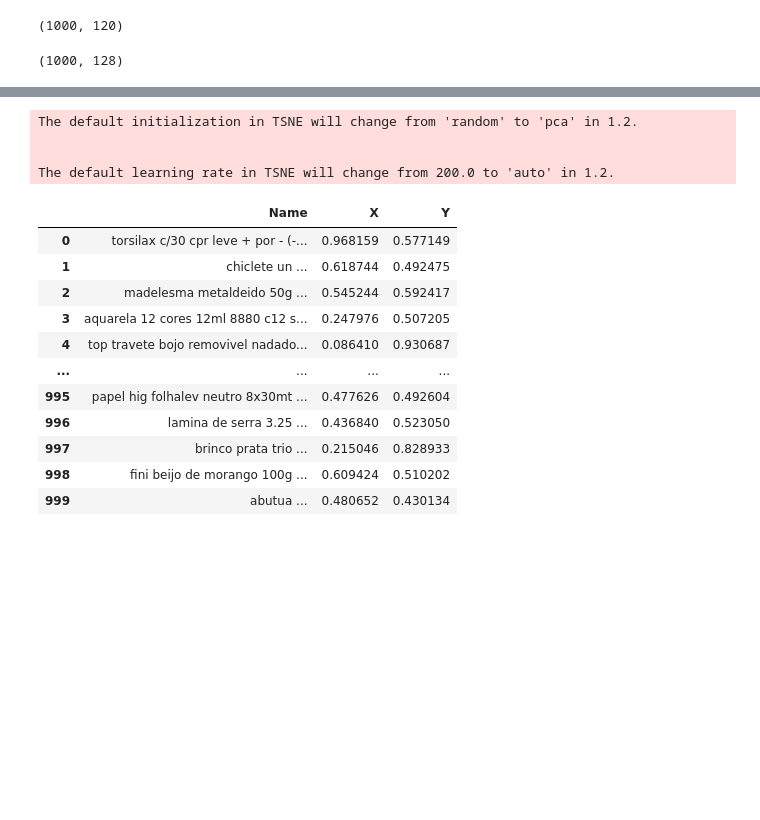
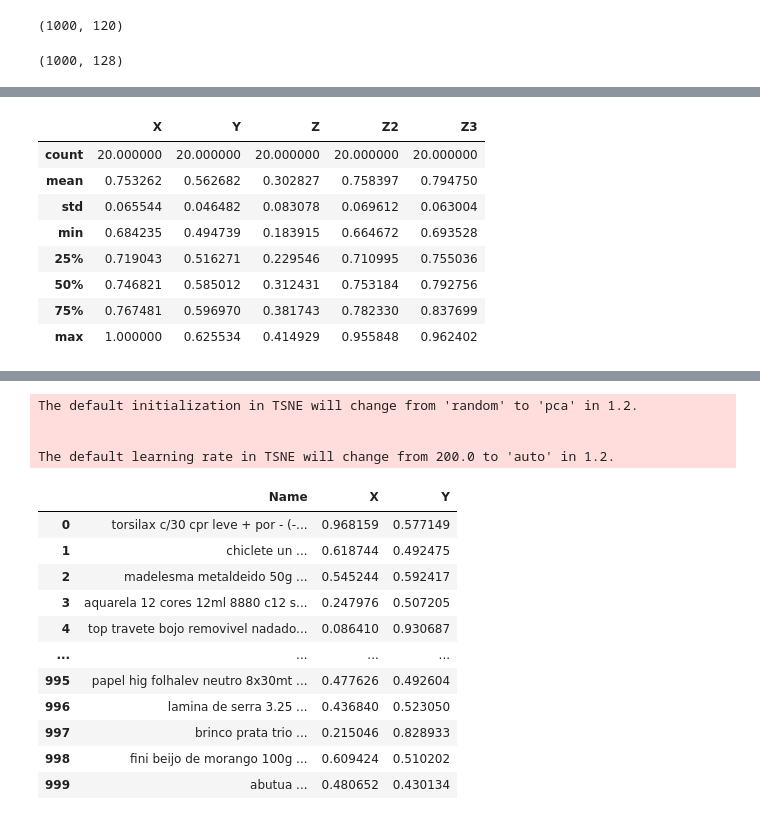
Before and after one commit to mfilipak/AFRAC_IA, a Jupyter notebook: 006_Visualização_"embeddings"_da_CNN1D_modelo_treinado.ipynb, the cells around one changed output, grey strips where cells are left out. Drawn from its saved outputs; the diff is of its cells as text; code cells hidden in the pictures; blank space fills up the shorter version.

```diff
--- a/006_Visualização_"embeddings"_da_CNN1D_modelo_treinado.ipynb
+++ b/006_Visualização_"embeddings"_da_CNN1D_modelo_treinado.ipynb
@@ -105,0 +106,9 @@ df[:3]
+# %%
+q1 = 200
+q2=440
+
+nearby = np.argsort(((embeds[q1]-embeds)**2).sum(axis=-1))[:10]
+nearby2 = np.argsort(((embeds[q2]-embeds)**2).sum(axis=-1))[:10]
+
+table[q1], table[q2]
+#list(nearby)+list(nearby2)
@@ -105,0 +128,3 @@ df[:3]
+# %%
+idxs =list(nearby)+list(nearby2)
+idxs
@@ -106 +152,13 @@ df[:3]
+# %%
+df.iloc[idxs].describe()
+# %% [output]
+|  | X | Y | Z | Z2 | Z3 |
+| count | 20.000000 | 20.000000 | 20.000000 | 20.000000 | 20.000000 |
+| mean | 0.753262 | 0.562682 | 0.302827 | 0.758397 | 0.794750 |
+| std | 0.065544 | 0.046482 | 0.083078 | 0.069612 | 0.063004 |
+| min | 0.684235 | 0.494739 | 0.183915 | 0.664672 | 0.693528 |
+| 25% | 0.719043 | 0.516271 | 0.229546 | 0.710995 | 0.755036 |
+| 50% | 0.746821 | 0.585012 | 0.312431 | 0.753184 | 0.792756 |
+| 75% | 0.767481 | 0.596970 | 0.381743 | 0.782330 | 0.837699 |
+| max | 1.000000 | 0.625534 | 0.414929 | 0.955848 | 0.962402 |
 # %%
```
Also changed, not shown: parts of 5 cells of this notebook.
